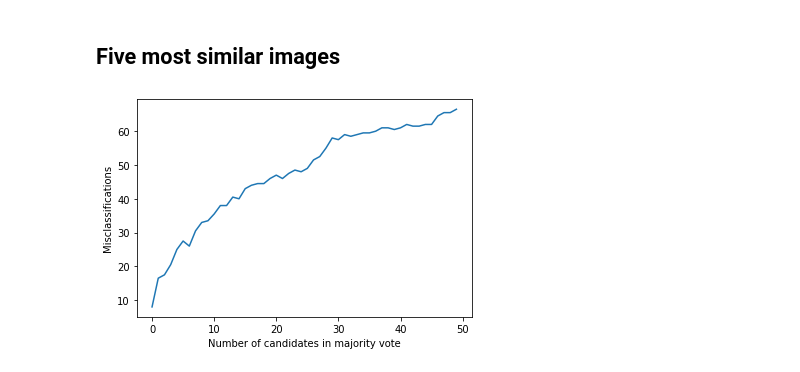
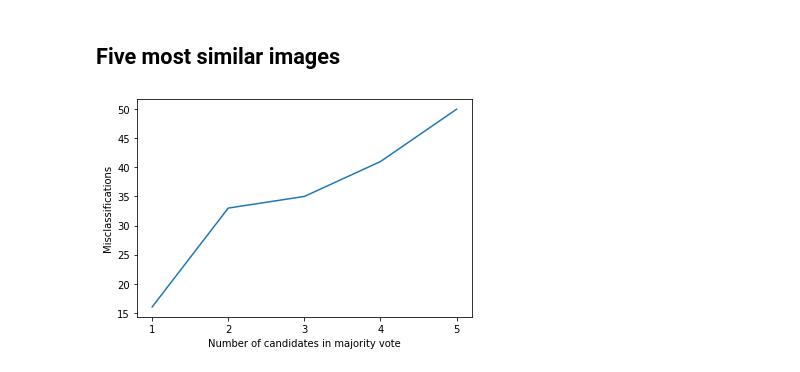
Before and after one commit to AndreasLH/02462-assignment2, a Jupyter notebook: Eigenfaces-Ollivetti.ipynb, the cells around one changed output. Drawn from its saved outputs; the diff is of its cells as text; code cells hidden in the pictures.

```diff
--- a/Eigenfaces-Ollivetti.ipynb
+++ b/Eigenfaces-Ollivetti.ipynb
@@ -201,11 +202,13 @@ def classifyImage(idx, k = None, top_n = 1):
     zy = zys[:,:k]
     zx = zxs[:,:k]
     similarities = [spatial.distance.cosine(zy[idx], zx[i]) for i in range(200)]
+
+    most_similar = np.argmin(similarities)
     top_n_pairs = dict(sorted(enumerate(similarities), key = lambda x: x[1])[:top_n])
     most_similar_subject = mode([arg//5 for arg in top_n_pairs]).mode[0]
 
     correct_clf = idx//5 == most_similar_subject
-    return (most_similar_subject, correct_clf)
+    return (most_similar, most_similar_subject, correct_clf)
 # %% [markdown]
 ## Most similar image
 # %%
@@ -228,10 +231,10 @@ for ax, im in zip(axs, test_images_idx):
         color = 'red'
 
     ax[i].imshow(Y[:,im].reshape(64,64), cmap = plt.cm.gray)
-    ax[i].set_title(f'Test - Depicts subject {true_label}', color=color)
+    ax[i].set_title(f'True face - Depicts subject {true_label}', color=color)
     ax[i].axis('off')
     ax[i+1].imshow(X[:,classifiedImages[im][0]].reshape(64,64), cmap = plt.cm.gray)
-    ax[i+1].set_title(f'Train - Depicts subject {predicted_label}', color=color)
+    ax[i+1].set_title(f'Test face - Depicts subject {predicted_label}', color=color)
     ax[i+1].axis('off')
 
     i += 1
@@ -329,12 +331,13 @@ Now it is much easier to understand that the classifier having trouble with thes
 ## Five most similar images
 # %%
 n_missclassifications = []
-for n in range(1,51):
-    n_missclassifications.append([classifyImage(i, top_n = n)[1] for i in range(200)].count(False) / 200 * 100)
+for n in range(1,6):
+    n_missclassifications.append([classifyImage(i, top_n = n)[2] for i in range(200)].count(False))
 # %%
 plt.plot(n_missclassifications)
 plt.ylabel('Misclassifications')
 plt.xlabel('Number of candidates in majority vote')
+plt.xticks(range(0,5), range(1,6))
 plt.show()
 # %% [output]
-[figure, old version]
+[figure, new version]
```
Also changed, not shown: parts of 9 cells of this notebook.
